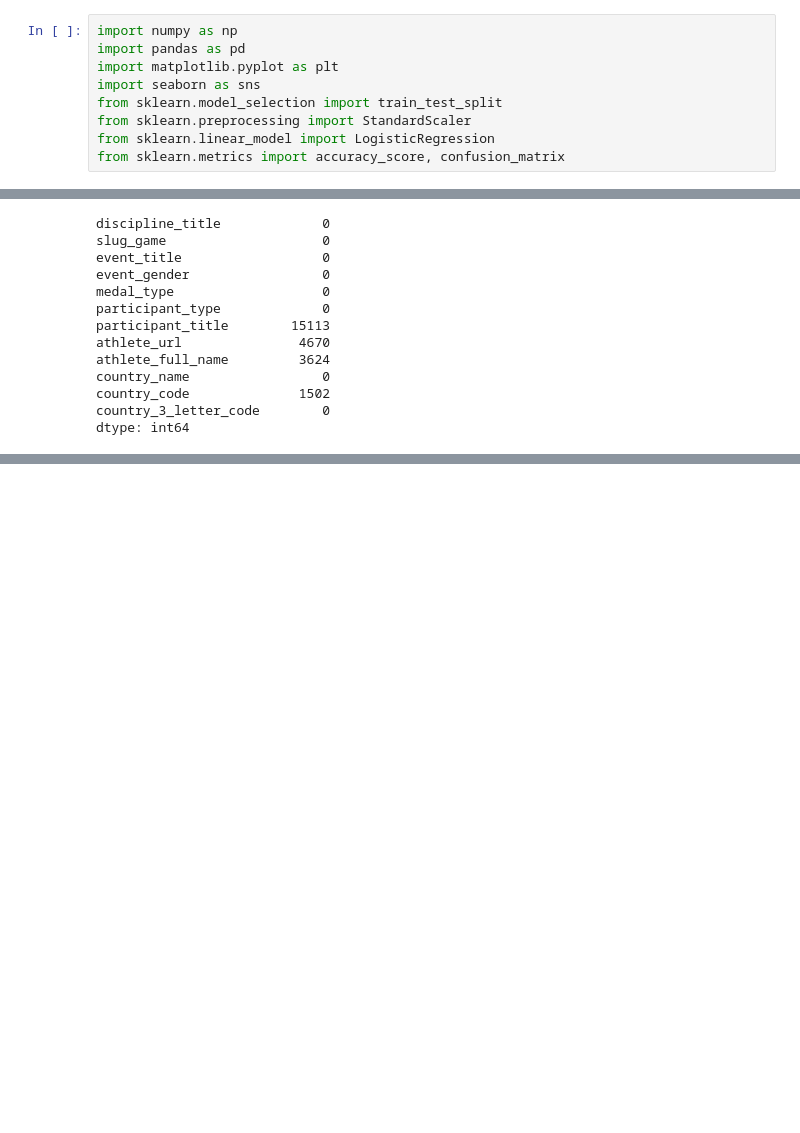
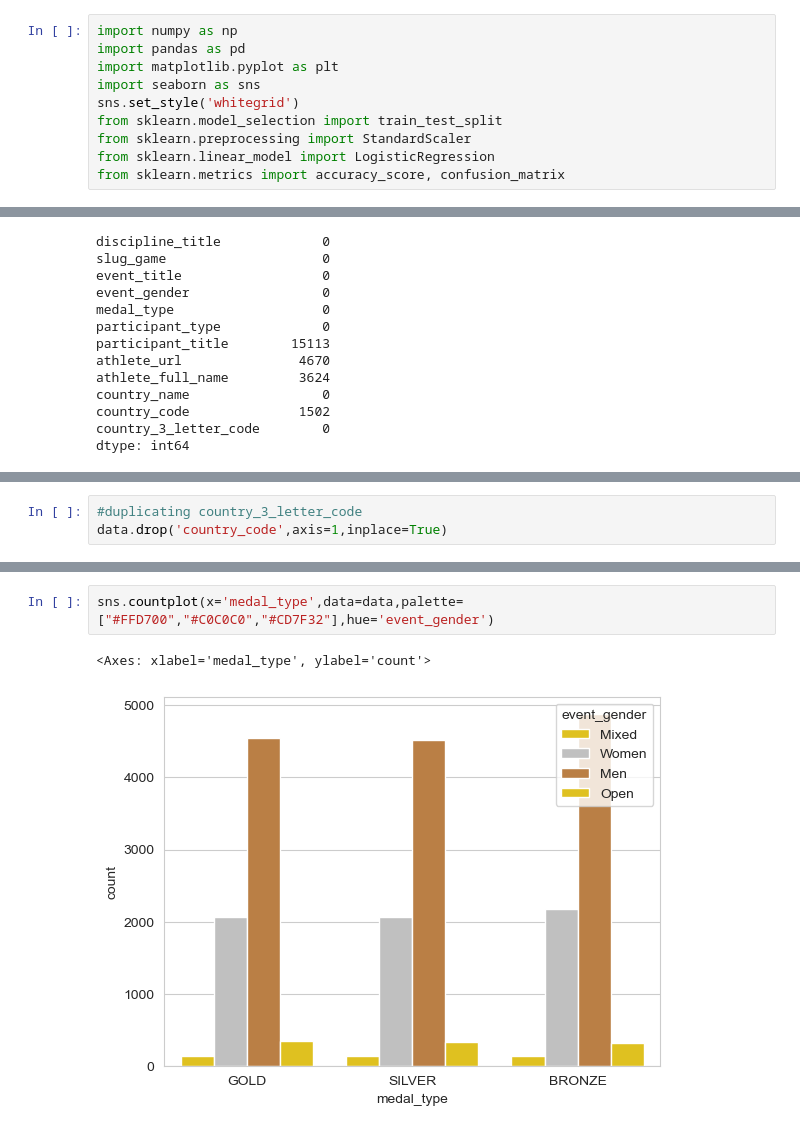
Before and after one commit to rajitk13/GFG-Hackathon-ML, a Jupyter notebook: master.ipynb, the cells around one changed output, grey strips where cells are left out. Drawn from its saved outputs; the diff is of its cells as text; blank space fills up the shorter version.

Commit message:
Basic EDA and data cleaning

```diff
--- a/master.ipynb
+++ b/master.ipynb
@@ -5,6 +5,7 @@ import numpy as np
 import pandas as pd
 import matplotlib.pyplot as plt
 import seaborn as sns
+sns.set_style('whitegrid')
 from sklearn.model_selection import train_test_split
 from sklearn.preprocessing import StandardScaler
 from sklearn.linear_model import LogisticRegression
@@ -31,0 +70,3 @@ dtype: int64
+# %%
+#duplicating country_3_letter_code
+data.drop('country_code',axis=1,inplace=True)
@@ -31,0 +82,5 @@ dtype: int64
+# %%
+sns.countplot(x='medal_type',data=data,palette=["#FFD700","#C0C0C0","#CD7F32"],hue='event_gender')
+# %% [output]
+<Axes: xlabel='medal_type', ylabel='count'>
+[figure, added]
```
Also changed, not shown: parts of 21 cells of this notebook.
